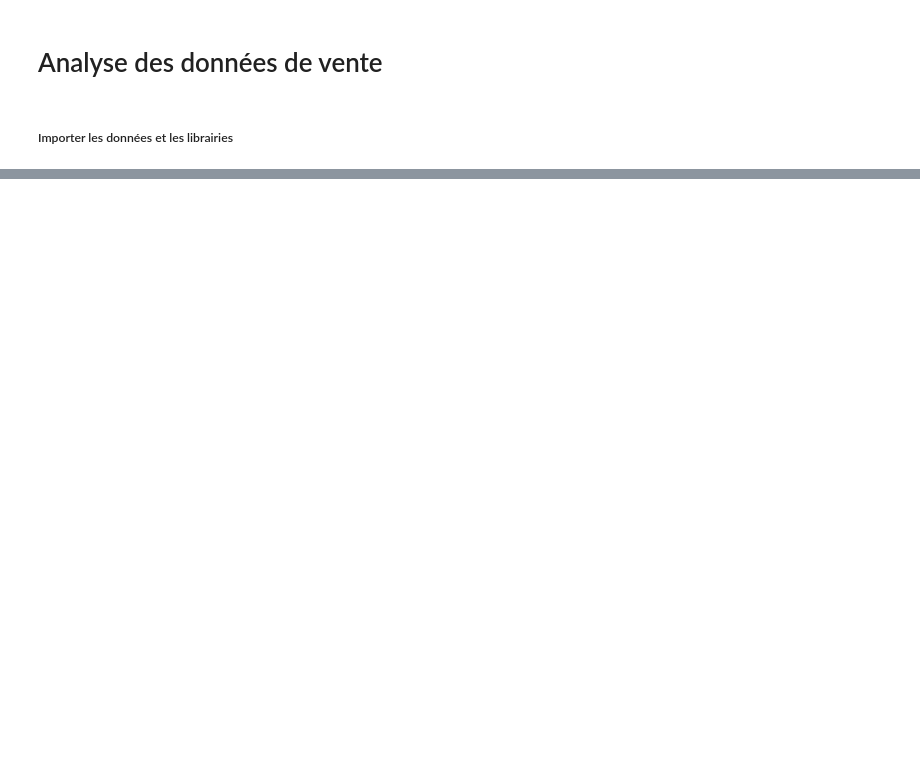
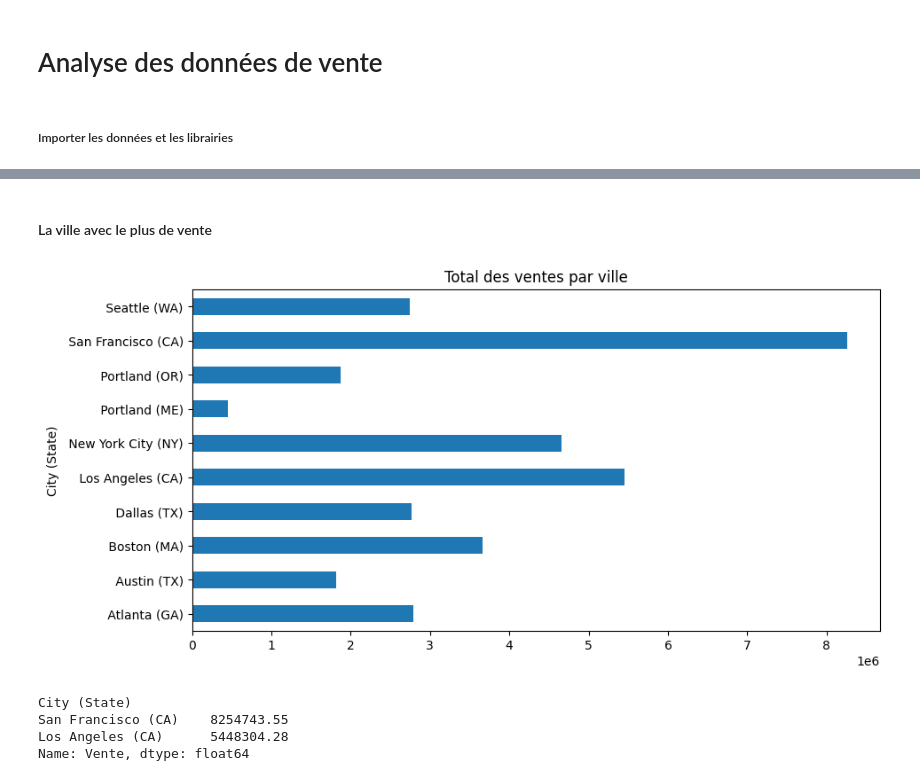
Before and after one commit to JWulfran/Python_for_Data_Science, a Jupyter notebook: Sales_analysis.ipynb, the cells around one changed output, grey strips where cells are left out. Drawn from its saved outputs; the diff is of its cells as text; code cells hidden in the pictures; blank space fills up the shorter version.

```diff
--- a/Sales_analysis.ipynb
+++ b/Sales_analysis.ipynb
@@ -72,0 +157,16 @@ df[df.isna().any(axis=1)]
+# %% [markdown]
+#### La ville avec le plus de vente
+# %%
+City_sales = df.groupby('City (State)')['Vente'].sum()
+City_sales.plot(kind='barh', figsize=(10, 5), title='Total des ventes par ville')
+plt.show()
+# %% [output]
+[figure, added]
+# %%
+top_City_sales = City_sales.sort_values(ascending=False).head(2)
+top_City_sales
+# %% [output]
+City (State)
+San Francisco (CA)    8254743.55
+Los Angeles (CA)      5448304.28
+Name: Vente, dtype: float64
```
Also changed, not shown: parts of 30 cells of this notebook.
